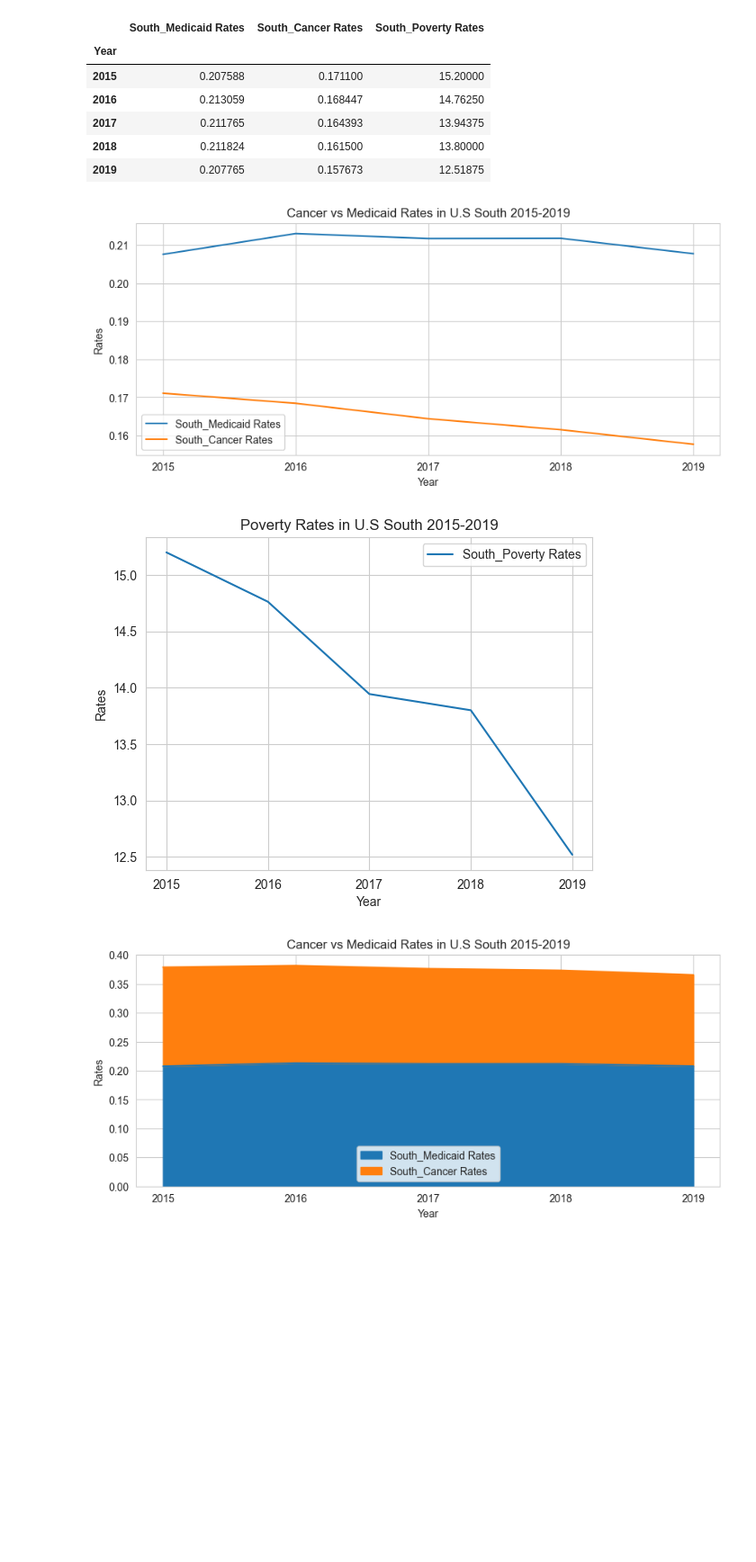
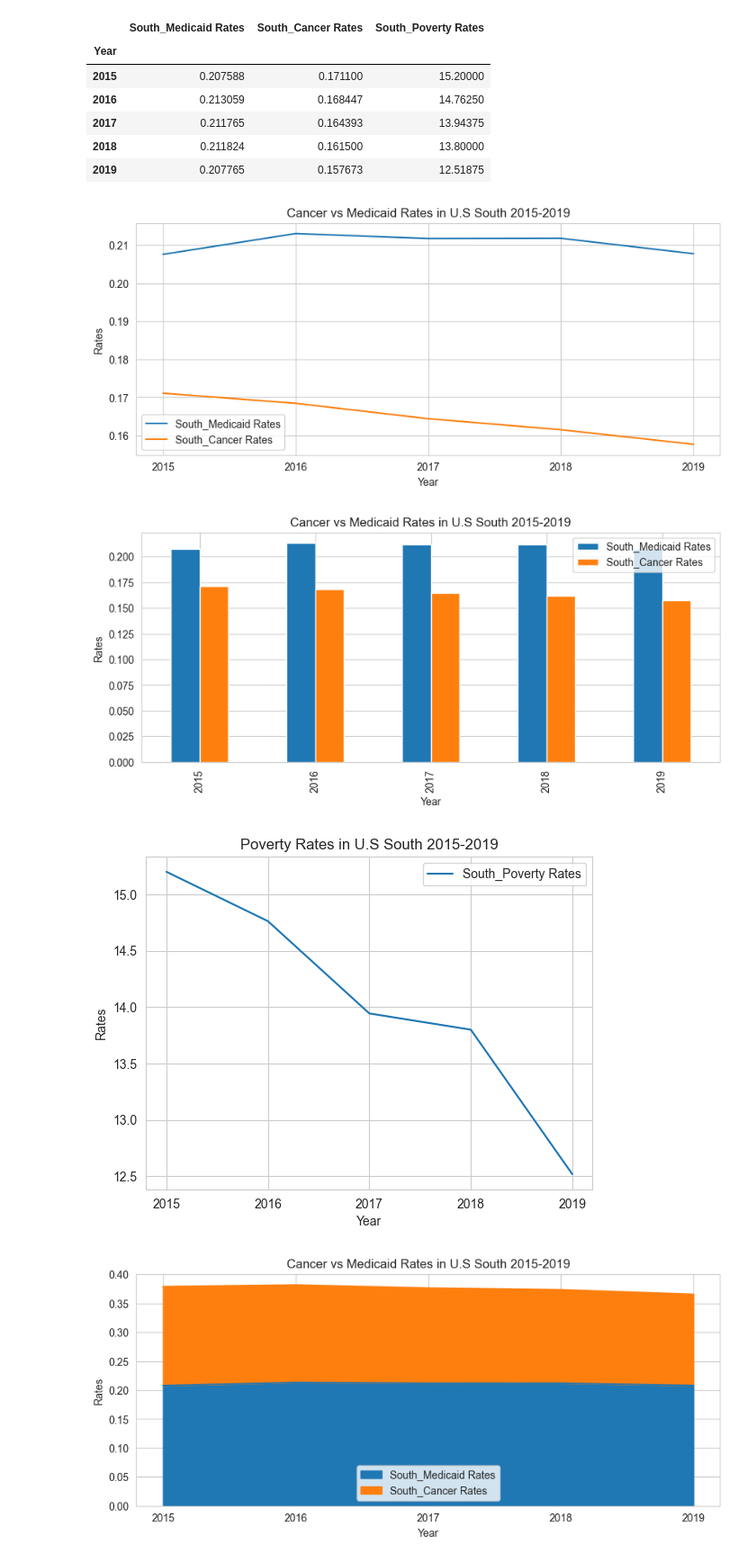
Before and after one commit to RyanWeigel32/Class_Project_Final, a Jupyter notebook: Project_One_Final.ipynb, the cells around one changed output. Shown at 90% size. Saved outputs shown, nothing was run; the diff lists cells and outputs as text; code cells hidden in the pictures; blank space fills up the shorter version.

```diff
--- a/Project_One_Final.ipynb
+++ b/Project_One_Final.ipynb
@@ -3164,27 +3395,41 @@ south_cancer_medicaid_poverty
 # %%
 #Plot line graph for Medicaid vs. Cancer Rate in U.S South dataset
 
 
 south_cancer_medicaid.plot(kind='line', figsize=[10,4])
 plt.title("Cancer vs Medicaid Rates in U.S South 2015-2019")
 plt.ylim()
 plt.xlabel("Year")
 plt.ylabel("Rates")
 plt.xticks(south_cancer_medicaid.index, south_cancer_medicaid.index.astype(int))
 plt.show()
 
 
 #Plot bar graph for Medicaid vs. Cancer Rate in U.S South dataset
+
+south_cancer_medicaid.plot(kind='bar', figsize=[10,4])
+plt.title("Cancer vs Medicaid Rates in U.S South 2015-2019")
+plt.xlabel("Year")
+plt.ylabel("Rates")
+
+plt.show()
+
+
+
+
+
+#Plot Line Graph for Poverty Rate
 poverty_south.plot()
 plt.title("Poverty Rates in U.S South 2015-2019")
 plt.xlabel("Year")
 plt.ylabel("Rates")
 plt.xticks(poverty_south.index, poverty_south.index.astype(int))
 plt.legend()
 plt.show()
 # %% [output]
 [figure]
-[figure, old version]
+[figure, new version]
+[figure, added]
 # %%
 #Plot an area graph for Medicaid vs. Cancer Rate in U.S South dataset
 south_cancer_medicaid.plot(kind='area', figsize=[10,4])
```
Also changed, not shown: parts of 15 cells of this notebook.
